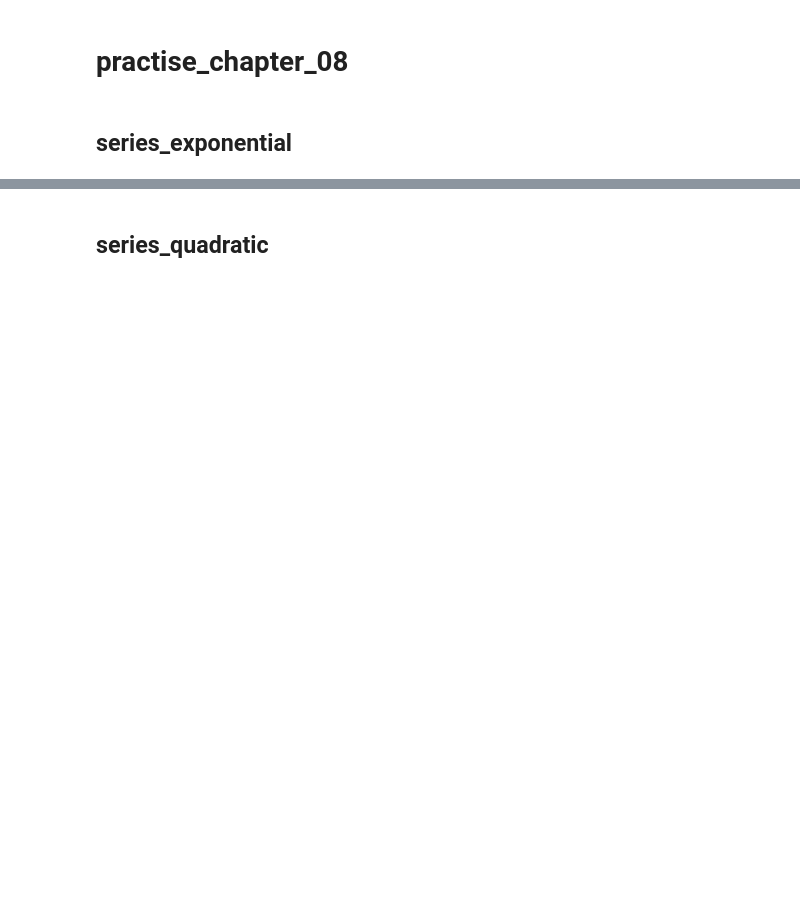
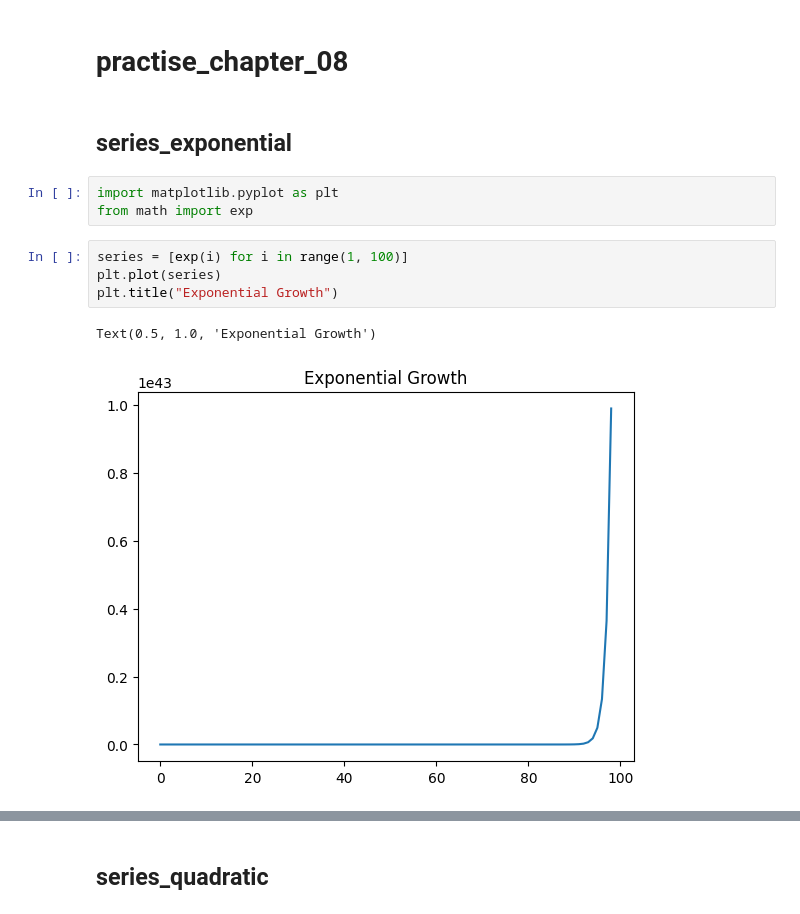
Before and after one commit to Friend09/practise-jb-timeseries, a Jupyter notebook: notebooks/practise_chapter_08.ipynb, the cells around one changed output, grey strips where cells are left out. Cells and saved outputs as stored; diff of their text form; blank space fills up the shorter version.

```diff
--- a/notebooks/practise_chapter_08.ipynb
+++ b/notebooks/practise_chapter_08.ipynb
@@ -2,3 +2,13 @@
 # practise_chapter_08
 # %% [markdown]
 ## series_exponential
+# %%
+import matplotlib.pyplot as plt
+from math import exp
+# %%
+series = [exp(i) for i in range(1, 100)]
+plt.plot(series)
+plt.title("Exponential Growth")
+# %% [output]
+Text(0.5, 1.0, 'Exponential Growth')
+[figure, added]
```
Also changed, not shown: parts of 20 cells of this notebook, 1 other file.
